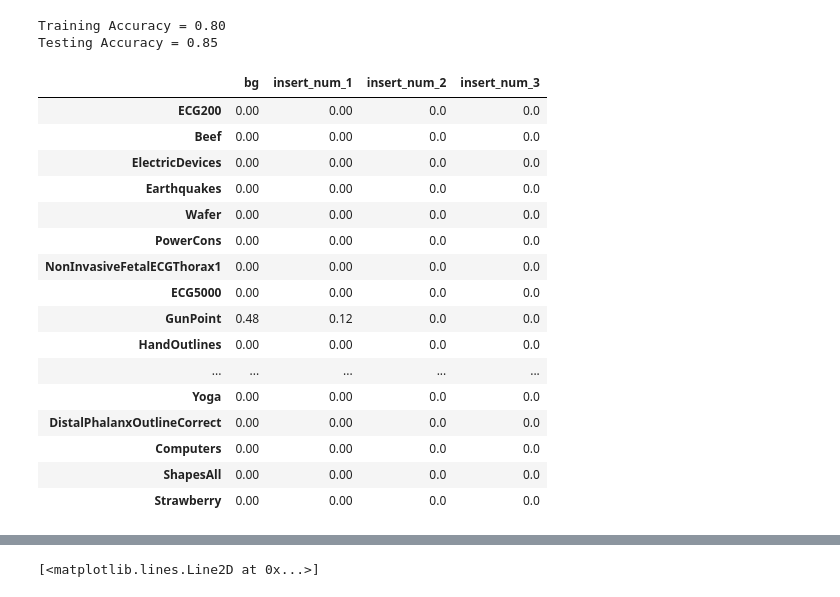
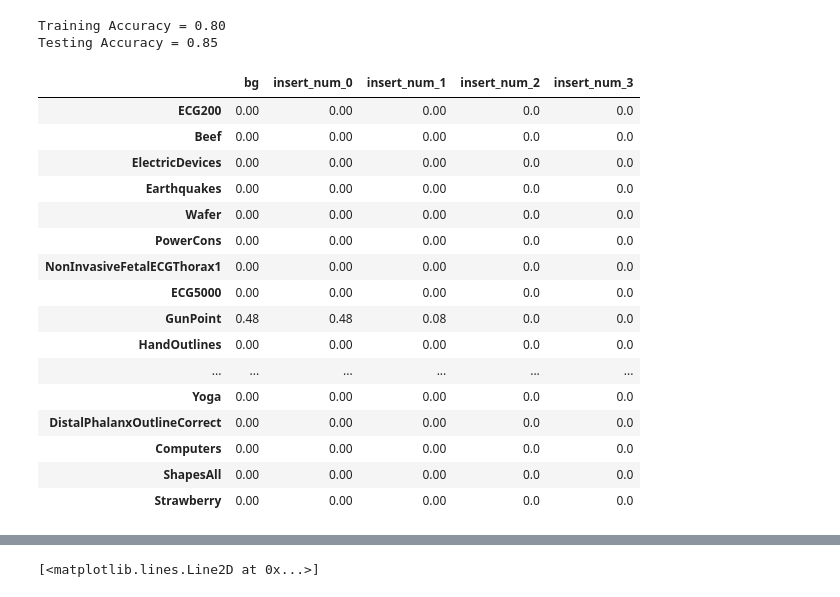
Before and after one commit to LbzSteven/implet, a Jupyter notebook: Highlighted_info.ipynb, the cells around one changed output, grey strips where cells are left out. Cells and saved outputs as stored; diff of their text form; code cells hidden in the pictures.

```diff
--- a/Highlighted_info.ipynb
+++ b/Highlighted_info.ipynb
@@ -42,9 +39,9 @@ for xai_name in ['DeepLift']:
                             xai_name=xai_name,target_class=None)
 
 
-    with open(f'attributions/GunPoint/{xai_name}/train_exp.pkl', 'rb') as f:
-        attr = pickle.load(f)
-    attr_gp = attr['attributions']
+    # with open(f'attributions/GunPoint/{xai_name}/train_exp.pkl', 'rb') as f:
+    #     attr = pickle.load(f)
+    # attr_gp = attr['attributions']
     plot_multiple_images_with_attribution(train_x[np.where(train_y==0)], train_y[np.where(train_y==0)], 2, (1, 2), (12, 3),
                                           use_attribution=True,
                                           attributions=attr_gp[np.where(train_y==0)],
@@ -132,42 +132,42 @@ from utils.visualization import plot_multiple_images_with_attribution
 bg_per = get_bg_pred(model=model, selected_datasets=selected_datasets,
             inst_length=inst_length, target_class=0, device='cuda')
 # %%
-shapelet = test_x[0,:,30:55].flatten()
+shapelet = train_x[2,:,90:107].flatten()
 selected_datasets = selected_uni
 inst_length = 150
 DF = pd.DataFrame({})
 DF.index = selected_uni
 DF['bg'] = bg_per.values()
-for i in range(1,4):
-    save_dir = f'probe/insert_shapelet_datasets/{i}'
+for i in range(4):
+    save_dir = f'probe/insert_implet_datasets/{i}'
     dataset_attr, insert_shapelet_percentage = insert_data_to_env(model=model, shapelet=shapelet,
                                                                  selected_datasets=selected_datasets, inst_length=inst_length, num_shapelet=i,
                                                                  is_add=False,
                                                                     xai_name=None, num_attribution_each=None,
                                                                     target_class=0, repeat_max=100,
                                                                     is_z_norm=True, is_plot=False, is_verbose=False,
                                                                     img_path=None,
                                                                     save_dir=save_dir, device='cuda')
 
     DF[f'insert_num_{i}'] = insert_shapelet_percentage.values()
 DF
 # %% [output]
-|  | bg | insert_num_1 | insert_num_2 | insert_num_3 |
-| ECG200 | 0.00 | 0.00 | 0.0 | 0.0 |
-| Beef | 0.00 | 0.00 | 0.0 | 0.0 |
-| ElectricDevices | 0.00 | 0.00 | 0.0 | 0.0 |
-| Earthquakes | 0.00 | 0.00 | 0.0 | 0.0 |
-| Wafer | 0.00 | 0.00 | 0.0 | 0.0 |
-| PowerCons | 0.00 | 0.00 | 0.0 | 0.0 |
-| NonInvasiveFetalECGThorax1 | 0.00 | 0.00 | 0.0 | 0.0 |
-| ECG5000 | 0.00 | 0.00 | 0.0 | 0.0 |
-| GunPoint | 0.48 | 0.12 | 0.0 | 0.0 |
-| HandOutlines | 0.00 | 0.00 | 0.0 | 0.0 |
-| ... | ... | ... | ... | ... |
-| Yoga | 0.00 | 0.00 | 0.0 | 0.0 |
-| DistalPhalanxOutlineCorrect | 0.00 | 0.00 | 0.0 | 0.0 |
-| Computers | 0.00 | 0.00 | 0.0 | 0.0 |
-| ShapesAll | 0.00 | 0.00 | 0.0 | 0.0 |
-| Strawberry | 0.00 | 0.00 | 0.0 | 0.0 |
+|  | bg | insert_num_0 | insert_num_1 | insert_num_2 | insert_num_3 |
+| ECG200 | 0.00 | 0.00 | 0.00 | 0.0 | 0.0 |
+| Beef | 0.00 | 0.00 | 0.00 | 0.0 | 0.0 |
+| ElectricDevices | 0.00 | 0.00 | 0.00 | 0.0 | 0.0 |
+| Earthquakes | 0.00 | 0.00 | 0.00 | 0.0 | 0.0 |
+| Wafer | 0.00 | 0.00 | 0.00 | 0.0 | 0.0 |
+| PowerCons | 0.00 | 0.00 | 0.00 | 0.0 | 0.0 |
+| NonInvasiveFetalECGThorax1 | 0.00 | 0.00 | 0.00 | 0.0 | 0.0 |
+| ECG5000 | 0.00 | 0.00 | 0.00 | 0.0 | 0.0 |
+| GunPoint | 0.48 | 0.48 | 0.08 | 0.0 | 0.0 |
+| HandOutlines | 0.00 | 0.00 | 0.00 | 0.0 | 0.0 |
+| ... | ... | ... | ... | ... | ... |
+| Yoga | 0.00 | 0.00 | 0.00 | 0.0 | 0.0 |
+| DistalPhalanxOutlineCorrect | 0.00 | 0.00 | 0.00 | 0.0 | 0.0 |
+| Computers | 0.00 | 0.00 | 0.00 | 0.0 | 0.0 |
+| ShapesAll | 0.00 | 0.00 | 0.00 | 0.0 | 0.0 |
+| Strawberry | 0.00 | 0.00 | 0.00 | 0.0 | 0.0 |
 # %%
 for i in range(4):
```
Also changed, not shown: parts of 13 cells of this notebook, 18 other files.
